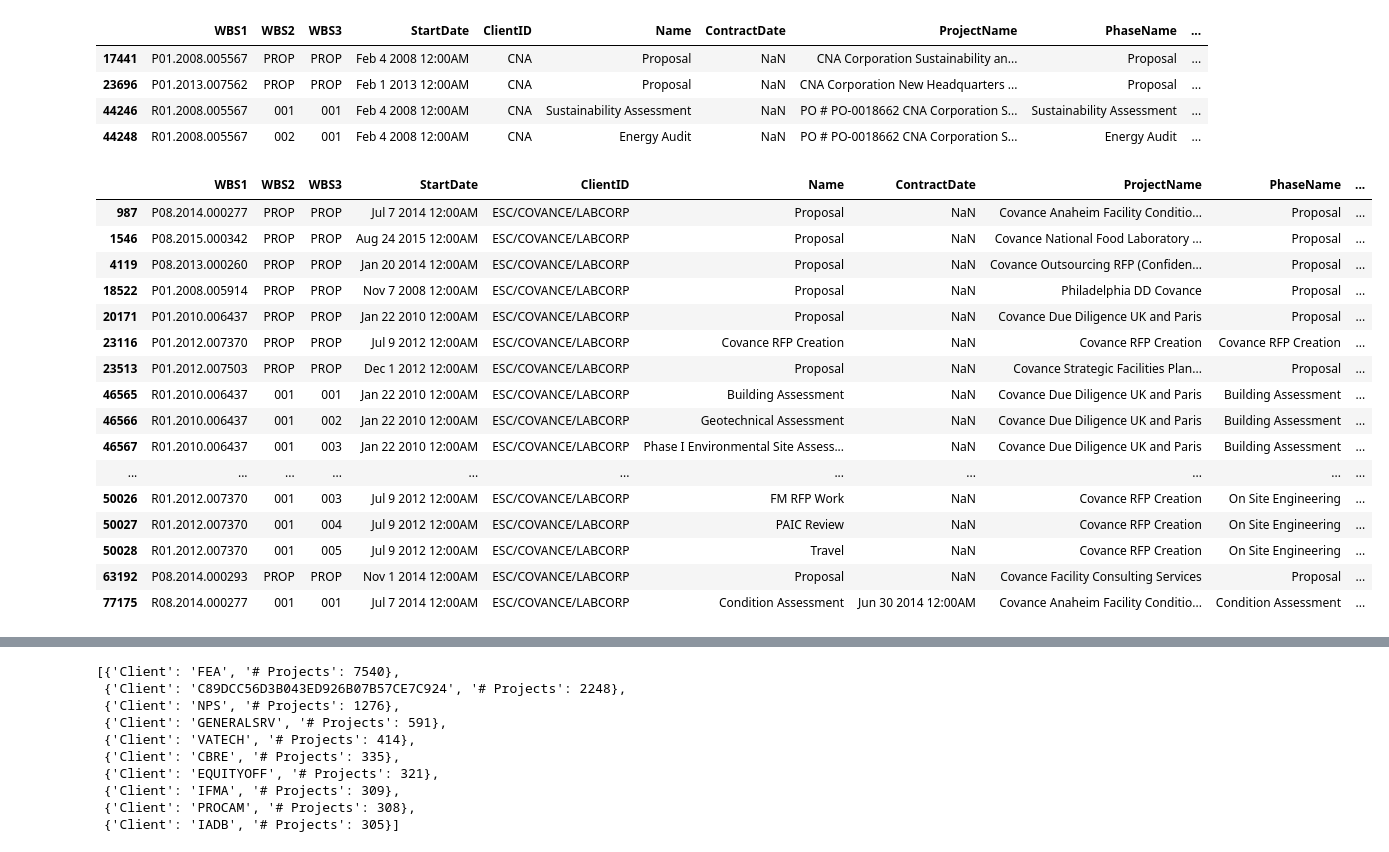
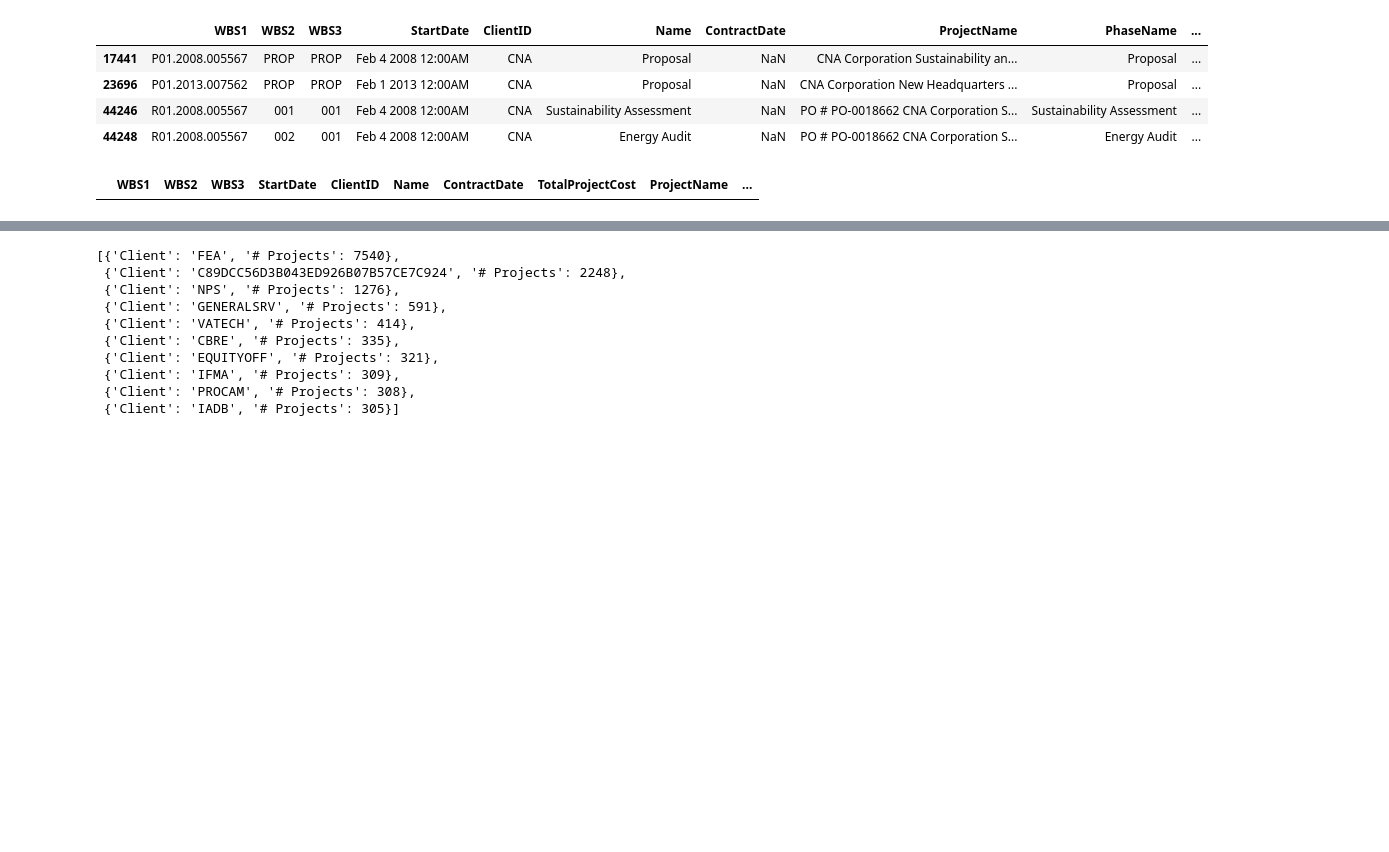
Before and after one commit to jhoward-FEA/Project-Foxrook, a Jupyter notebook: EDA.ipynb, the cells around one changed output, grey strips where cells are left out. Saved outputs shown, nothing was run; the diff lists cells and outputs as text; code cells hidden in the pictures; blank space fills up the shorter version.

```diff
--- a/EDA.ipynb
+++ b/EDA.ipynb
@@ -1628,33 +1550,17 @@ df_PR[df_PR['ClientID'] == 'CNA']
 # %%
 # 510 is COVANCE
 # Covance is now called LabCorp and was originally Environmental Services Corporation
 # df_PR[df_PR['ClientName'].str.contains('Covance', na=False)]
 # df_PR[df_PR['ProjectName'].str.contains('Covance', na=False)]
 # df_CL[df_CL['ClientName'].str.contains('Covance', na=False)] # 510
 # df_CL[df_CL['ClientName'].str.contains('LabCorp', na=False)] # DFE06BD9A9724F57BF8F92A0B96554E8
 
-# df_CL['ClientID'][df_CL['ClientID'] == '510'] = 'ESC/COVANCE/LABCORP'
-# df_CL['ClientID'][df_CL['ClientID'] == 'DFE06BD9A9724F57BF8F92A0B96554E8'] = 'ESC/COVANCE/LABCORP'
+# df_CL['ClientID'][df_CL['ClientID'] == '510'] = 'COVANCE/LABCORP'
+# df_CL['ClientID'][df_CL['ClientID'] == 'DFE06BD9A9724F57BF8F92A0B96554E8'] = 'COVANCE/LABCORP'
 # df_CL['ClientName'][df_CL['ClientID'].str.contains('COVANCE', na=False)] = 'Covance'
-df_PR[df_PR['ClientID'] == 'ESC/COVANCE/LABCORP']
+# df_PR[df_PR['ClientID'] == 'COVANCE/LABCORP']
 # %% [output]
-|  | WBS1 | WBS2 | WBS3 | StartDate | ClientID | Name | ContractDate | ProjectName | PhaseName | ... |
-| 987 | P08.2014.000277 | PROP | PROP | Jul 7 2014 12:00AM | ESC/COVANCE/LABCORP | Proposal | NaN | Covance Anaheim Facility Conditio... | Proposal | ... |
-| 1546 | P08.2015.000342 | PROP | PROP | Aug 24 2015 12:00AM | ESC/COVANCE/LABCORP | Proposal | NaN | Covance National Food Laboratory ... | Proposal | ... |
-| 4119 | P08.2013.000260 | PROP | PROP | Jan 20 2014 12:00AM | ESC/COVANCE/LABCORP | Proposal | NaN | Covance Outsourcing RFP (Confiden... | Proposal | ... |
-| 18522 | P01.2008.005914 | PROP | PROP | Nov 7 2008 12:00AM | ESC/COVANCE/LABCORP | Proposal | NaN | Philadelphia DD Covance | Proposal | ... |
-| 20171 | P01.2010.006437 | PROP | PROP | Jan 22 2010 12:00AM | ESC/COVANCE/LABCORP | Proposal | NaN | Covance Due Diligence UK and Paris | Proposal | ... |
-| 23116 | P01.2012.007370 | PROP | PROP | Jul 9 2012 12:00AM | ESC/COVANCE/LABCORP | Covance RFP Creation | NaN | Covance RFP Creation | Covance RFP Creation | ... |
-| 23513 | P01.2012.007503 | PROP | PROP | Dec 1 2012 12:00AM | ESC/COVANCE/LABCORP | Proposal | NaN | Covance Strategic Facilities Plan... | Proposal | ... |
-| 46565 | R01.2010.006437 | 001 | 001 | Jan 22 2010 12:00AM | ESC/COVANCE/LABCORP | Building Assessment | NaN | Covance Due Diligence UK and Paris | Building Assessment | ... |
-| 46566 | R01.2010.006437 | 001 | 002 | Jan 22 2010 12:00AM | ESC/COVANCE/LABCORP | Geotechnical Assessment | NaN | Covance Due Diligence UK and Paris | Building Assessment | ... |
-| 46567 | R01.2010.006437 | 001 | 003 | Jan 22 2010 12:00AM | ESC/COVANCE/LABCORP | Phase I Environmental Site Assess... | NaN | Covance Due Diligence UK and Paris | Building Assessment | ... |
-| ... | ... | ... | ... | ... | ... | ... | ... | ... | ... | ... |
-| 50026 | R01.2012.007370 | 001 | 003 | Jul 9 2012 12:00AM | ESC/COVANCE/LABCORP | FM RFP Work | NaN | Covance RFP Creation | On Site Engineering | ... |
-| 50027 | R01.2012.007370 | 001 | 004 | Jul 9 2012 12:00AM | ESC/COVANCE/LABCORP | PAIC Review | NaN | Covance RFP Creation | On Site Engineering | ... |
-| 50028 | R01.2012.007370 | 001 | 005 | Jul 9 2012 12:00AM | ESC/COVANCE/LABCORP | Travel | NaN | Covance RFP Creation | On Site Engineering | ... |
-| 63192 | P08.2014.000293 | PROP | PROP | Nov 1 2014 12:00AM | ESC/COVANCE/LABCORP | Proposal | NaN | Covance Facility Consulting Services | Proposal | ... |
-| 77175 | R08.2014.000277 | 001 | 001 | Jul 7 2014 12:00AM | ESC/COVANCE/LABCORP | Condition Assessment | Jun 30 2014 12:00AM | Covance Anaheim Facility Conditio... | Condition Assessment | ... |
+|  | WBS1 | WBS2 | WBS3 | StartDate | ClientID | Name | ContractDate | TotalProjectCost | ProjectName | ... |
 # %%
 # df_CL[df_CL['ClientName'].str.contains('Covance', na=False)] # 510
 # 1603 - Created Oct 27 2008 4:57PM, 3118 created Apr 5 2017 3:31PM.  Drop the second one created
```
Also changed, not shown: parts of 189 cells of this notebook, 1 other file.
